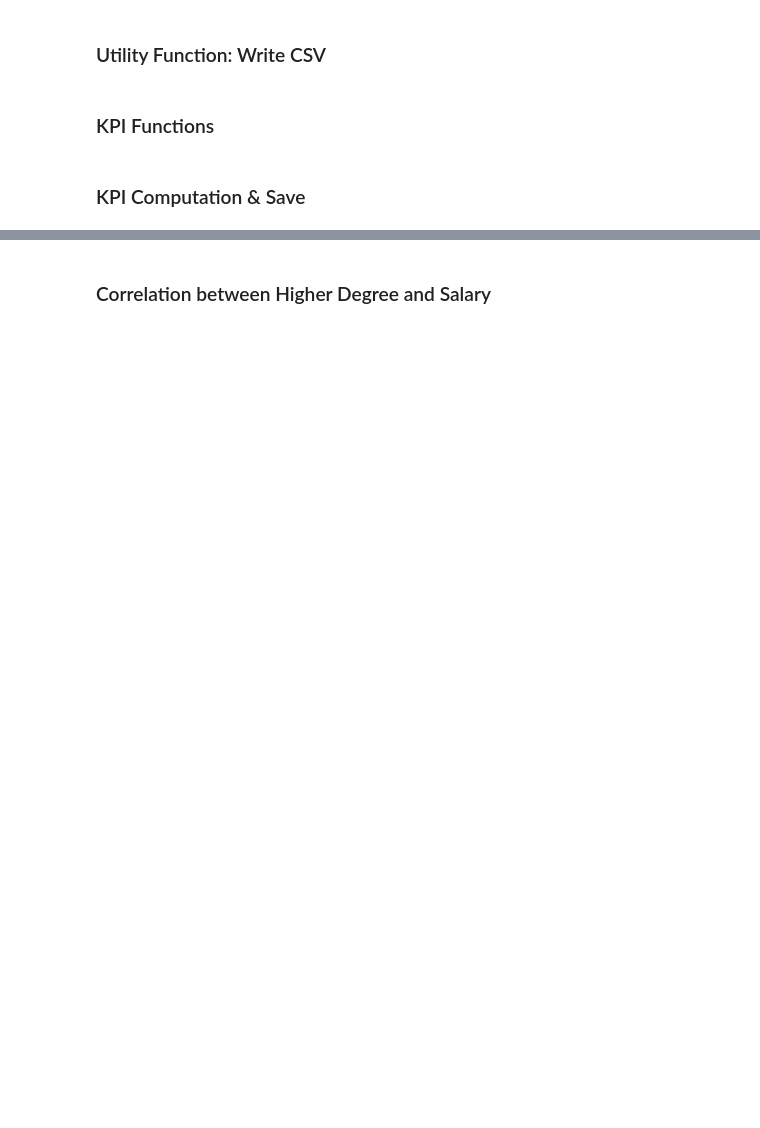
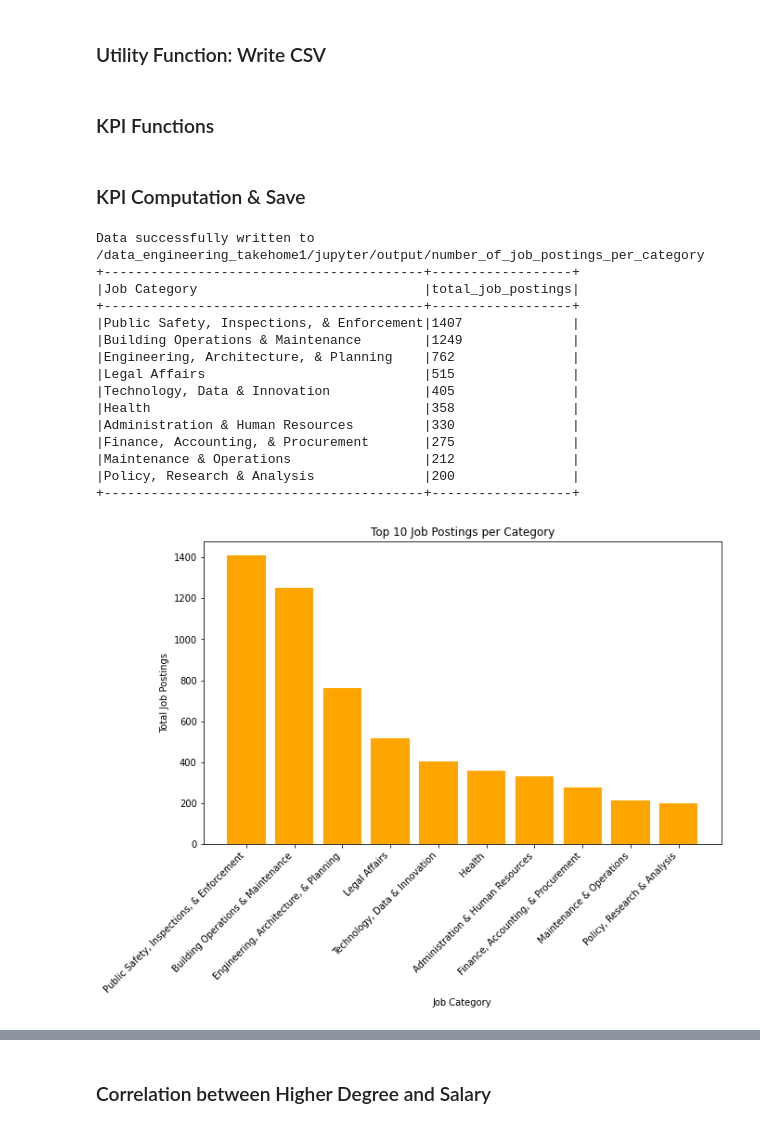
Before and after one commit to Sumedha89/data_engineering_takehome1, a Jupyter notebook: jupyter/notebook/assesment_notebook.ipynb, the cells around one changed output, grey strips where cells are left out. Drawn from its saved outputs; the diff is of its cells as text; code cells hidden in the pictures; blank space fills up the shorter version.

```diff
--- a/jupyter/notebook/assesment_notebook.ipynb
+++ b/jupyter/notebook/assesment_notebook.ipynb
@@ -20,7 +20,7 @@ spark.sparkContext.setLogLevel("WARN")
 ### Read Data
 # %%
 df = spark.read.csv(
-    "/data_engineering_takehome1/dataset/nyc-jobs.csv",
+    "/dataset/nyc-jobs.csv",
     header=True,
     inferSchema=True
 )
@@ -119,31 +155,52 @@ plt.title('Top 10 Job Postings per Category')
 plt.show()
 
 # 2️⃣ Salary distribution per category
 salary_distribution_per_category_df = get_salary_distribution_per_category(df)
 write_csv(salary_distribution_per_category_df, '/data_engineering_takehome1/jupyter/output/salary_distribution_per_category')
 salary_distribution_per_category_df.show(10, False)
 
 # Visualization
 salary_cat_pd = salary_distribution_per_category_df.toPandas()
-plt.figure(figsize=(10,6))
+salary_cat_pd['Job Category'] = salary_cat_pd['Job Category'].fillna('Unknown')
+salary_cat_pd['Job Category'] = salary_cat_pd['Job Category'].astype(str)
+
+plt.figure(figsize=(12,6))
 plt.bar(salary_cat_pd['Job Category'], salary_cat_pd['avg_salary'], color='green')
 plt.xticks(rotation=45, ha='right')
 plt.xlabel('Job Category')
 plt.ylabel('Average Salary')
 plt.title('Salary Distribution per Job Category')
+plt.tight_layout()
 plt.show()
 
 # 3️⃣ Highest salary per agency
 salary_distribution_per_agency_df = get_salary_distribution_per_agency(df)
 write_csv(salary_distribution_per_agency_df, '/data_engineering_takehome1/jupyter/output/salary_distribution_per_agency')
 salary_distribution_per_agency_df.show(10, False)
 
 # 4️⃣ Average salary per agency last 2 years
 salary_per_agency_last2_years_df = get_salary_per_agency_last2_years(df)
 write_csv(salary_per_agency_last2_years_df, '/data_engineering_takehome1/jupyter/output/salary_per_agency_last2_years')
 salary_per_agency_last2_years_df.show(10, False)
 
 # 5️⃣ Highest paid skills
 highest_paid_skill_df = get_highest_paid_skill(df, 10)
 write_csv(highest_paid_skill_df, '/data_engineering_takehome1/jupyter/output/highest_paid_skill')
 highest_paid_skill_df.show(10, False)
+# %% [output]
+Data successfully written to /data_engineering_takehome1/jupyter/output/number_of_job_postings_per_category
++-----------------------------------------+------------------+
+|Job Category                             |total_job_postings|
++-----------------------------------------+------------------+
+|Public Safety, Inspections, & Enforcement|1407              |
+|Building Operations & Maintenance        |1249              |
+|Engineering, Architecture, & Planning    |762               |
+|Legal Affairs                            |515               |
+|Technology, Data & Innovation            |405               |
+|Health                                   |358               |
+|Administration & Human Resources         |330               |
+|Finance, Accounting, & Procurement       |275               |
+|Maintenance & Operations                 |212               |
+|Policy, Research & Analysis              |200               |
++-----------------------------------------+------------------+
+[figure, added]
```
Also changed, not shown: parts of 4 cells of this notebook.
